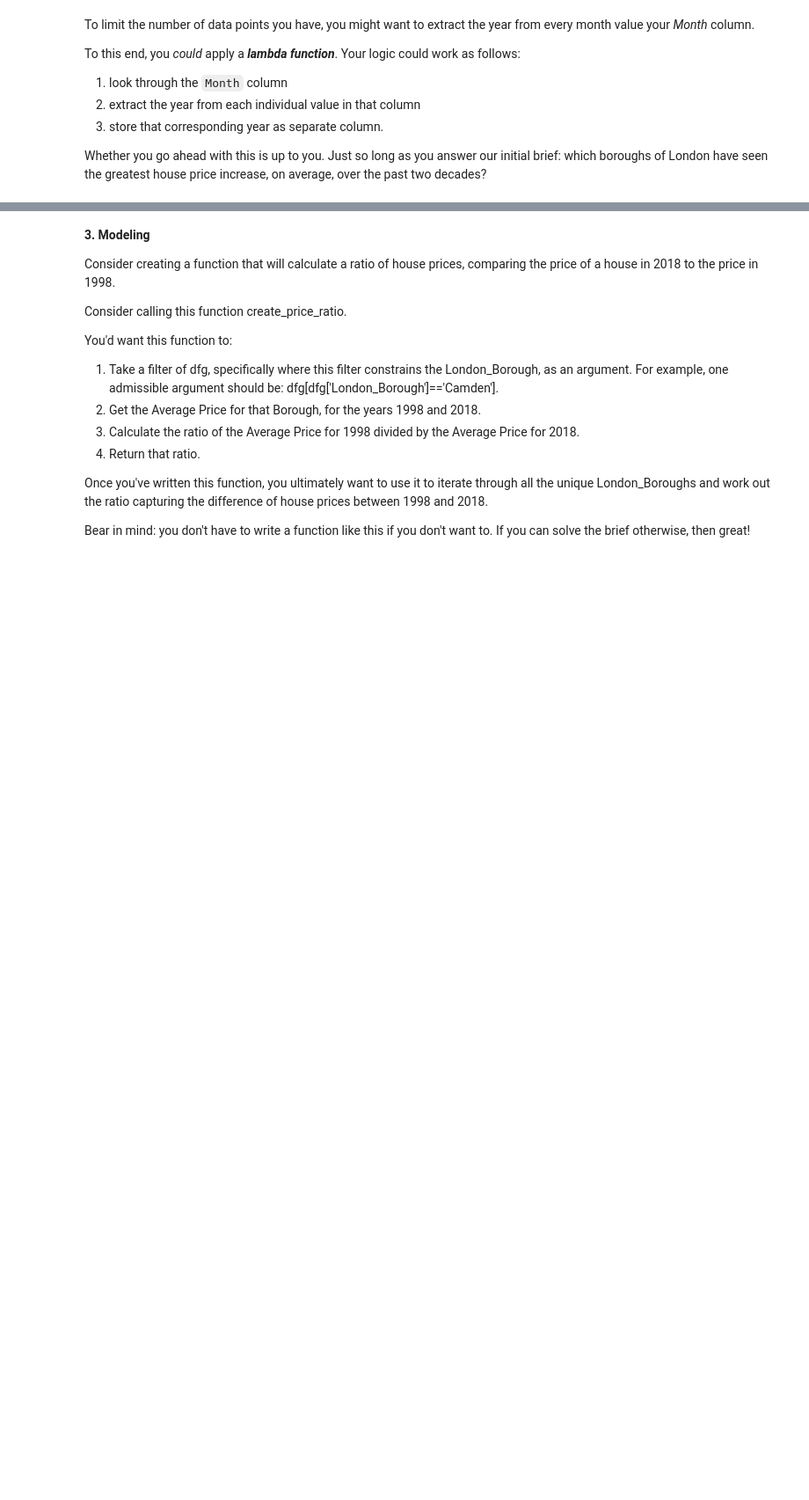
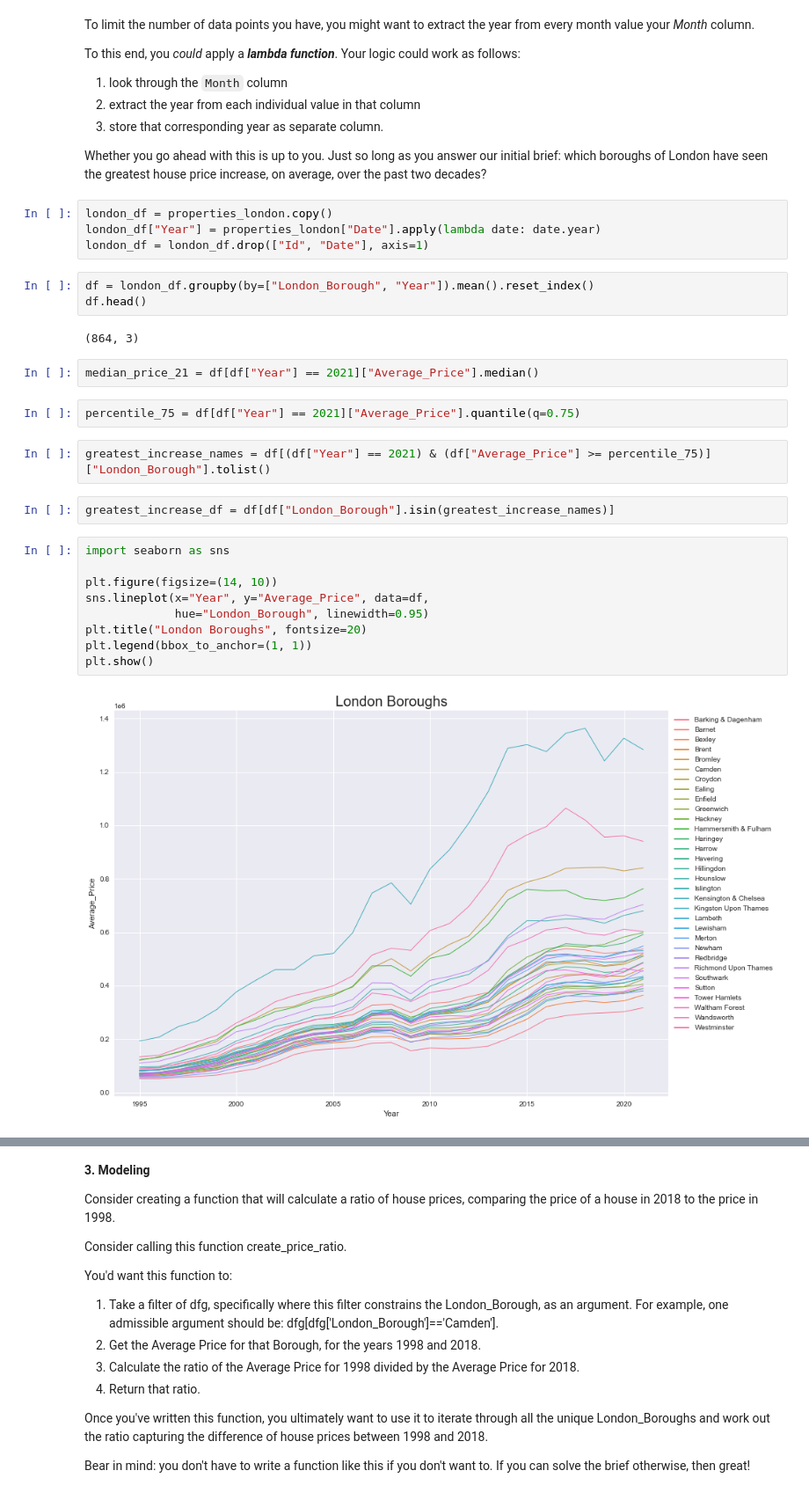
Before and after one commit to rcepedaraza/case-study---london-housing, a Jupyter notebook: london_housing.ipynb, the cells around one changed output, grey strips where cells are left out. Shown at 88% size. Saved outputs shown, nothing was run; the diff lists cells and outputs as text; blank space fills up the shorter version.

```diff
--- a/london_housing.ipynb
+++ b/london_housing.ipynb
@@ -246,3 +273,31 @@ To this end, you *could* apply a ***lambda function***. Your logic could work as
 3. store that corresponding year as separate column.
 
 Whether you go ahead with this is up to you. Just so long as you answer our initial brief: which boroughs of London have seen the greatest house price increase, on average, over the past two decades?
+# %%
+london_df = properties_london.copy()
+london_df["Year"] = properties_london["Date"].apply(lambda date: date.year)
+london_df = london_df.drop(["Id", "Date"], axis=1)
+# %%
+df = london_df.groupby(by=["London_Borough", "Year"]).mean().reset_index()
+df.head()
+# %% [output]
+(864, 3)
+# %%
+median_price_21 = df[df["Year"] == 2021]["Average_Price"].median()
+# %%
+percentile_75 = df[df["Year"] == 2021]["Average_Price"].quantile(q=0.75)
+# %%
+greatest_increase_names = df[(df["Year"] == 2021) & (df["Average_Price"] >= percentile_75)]["London_Borough"].tolist()
+# %%
+greatest_increase_df = df[df["London_Borough"].isin(greatest_increase_names)]
+# %%
+import seaborn as sns
+
+plt.figure(figsize=(14, 10))
+sns.lineplot(x="Year", y="Average_Price", data=df,
+             hue="London_Borough", linewidth=0.95)
+plt.title("London Boroughs", fontsize=20)
+plt.legend(bbox_to_anchor=(1, 1))
+plt.show()
+# %% [output]
+[figure, added]
```
Also changed, not shown: parts of 5 cells of this notebook.
